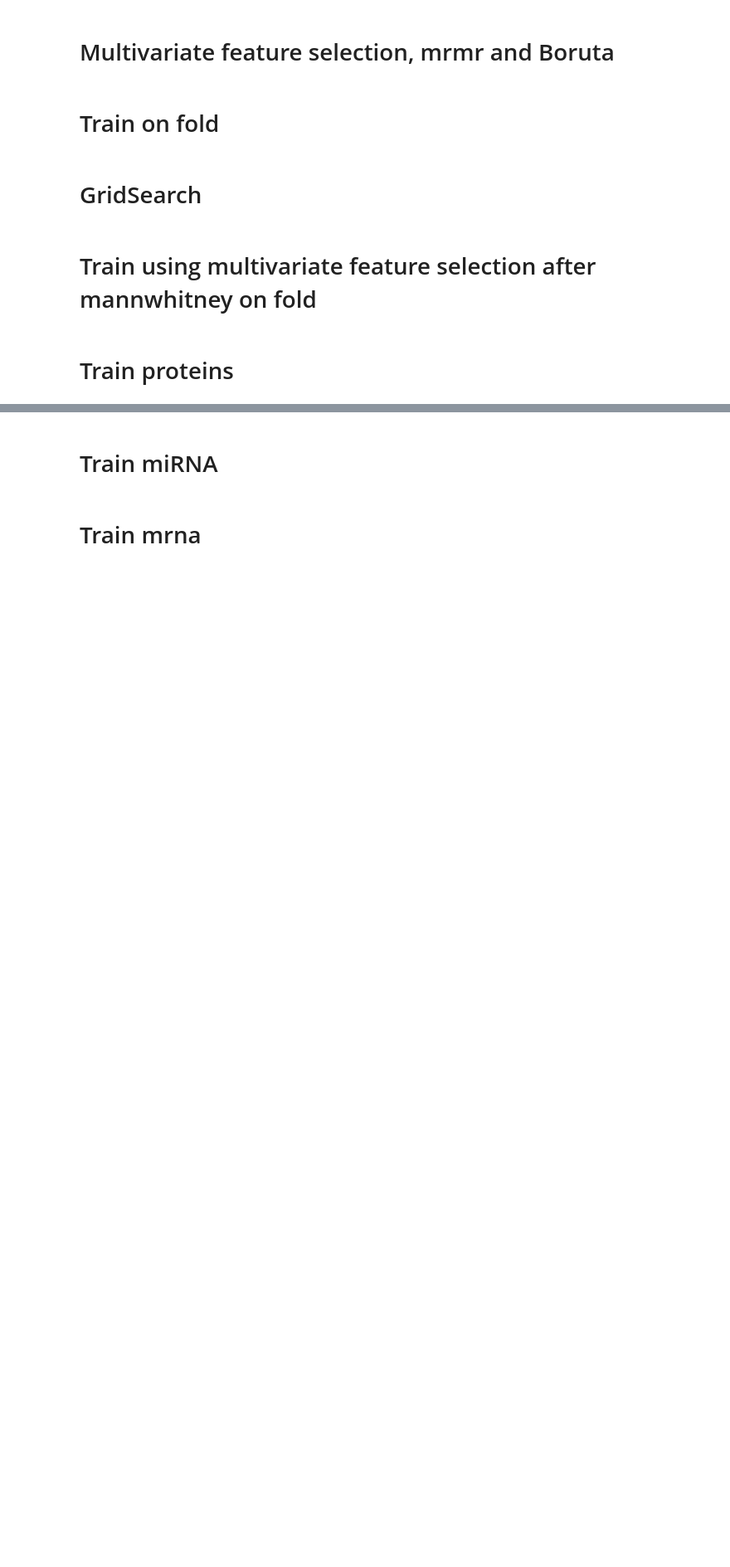
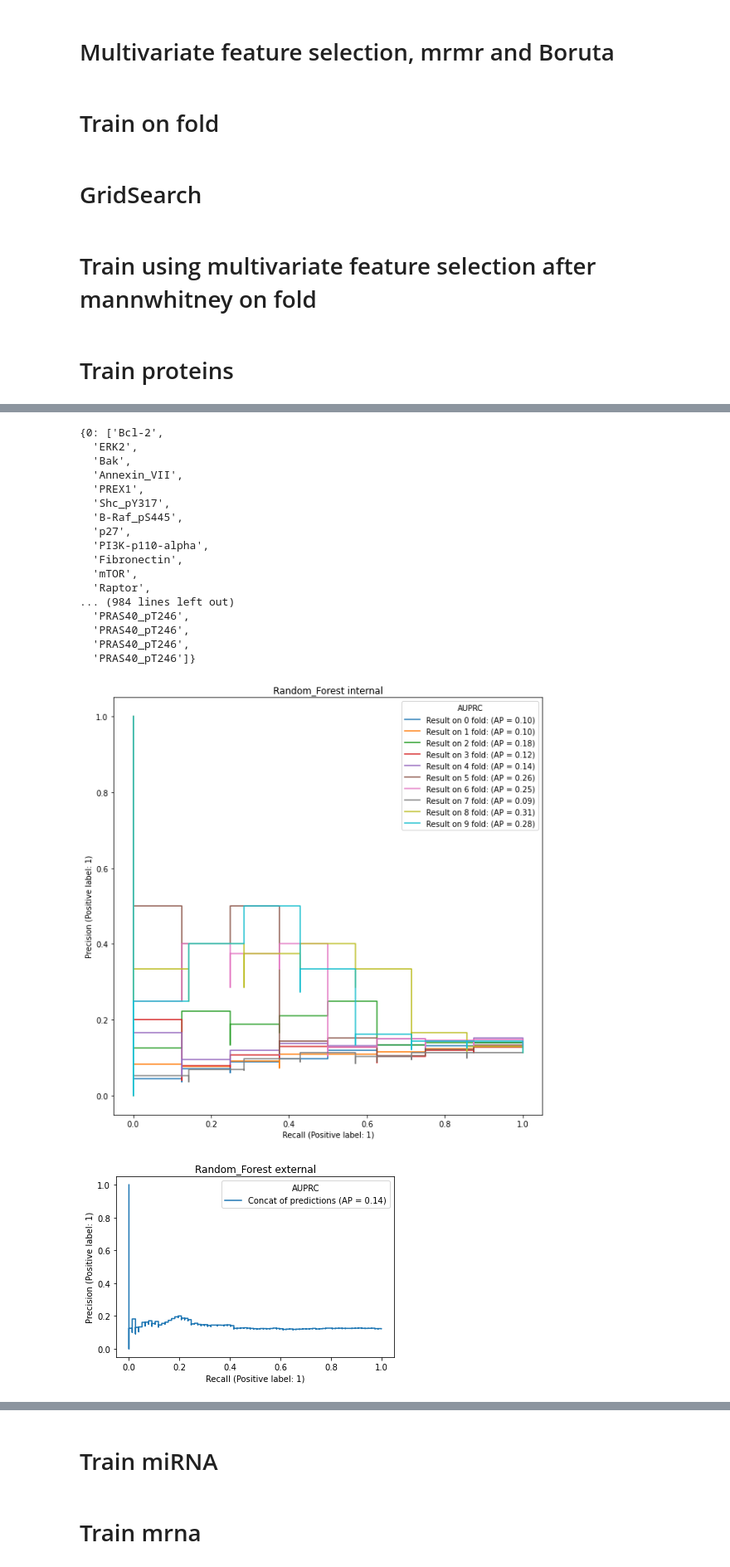
Before and after one commit to aleberans/Analisi-dati-multi-omici-per-la-predizione-della-prognosi-di-pazienti-oncologici, a Jupyter notebook: Experiments_using_R_Function_mannwhtiney_and_multivariate_feature_selection.ipynb, the cells around one changed output, grey strips where cells are left out. Shown at 83% size. Cells and saved outputs as stored; diff of their text form; code cells hidden in the pictures; blank space fills up the shorter version.

```diff
--- a/Experiments_using_R_Function_mannwhtiney_and_multivariate_feature_selection.ipynb
+++ b/Experiments_using_R_Function_mannwhtiney_and_multivariate_feature_selection.ipynb
@@ -498,6 +489,8 @@ list_selected_feature_proteins = train_using_mann_whitney(df_proteins_removed, l
 # %%
+!mkdir 'Result/Experiments_using_R_Function_mannwhtiney_and_multivariate_feature_selection_on_fold/r_function_with_mannwhitney_mrmr'
 train_using_multivariate(df_proteins_removed, label, list_selected_feature_proteins, 10,
                          'r_function_with_mannwhitney_mrmr/',
-                         'result_new_experiment/',
+                         'Experiments_using_R_Function_mannwhtiney_and_multivariate_feature_selection_on_fold/',
                          'proteins',
                          'mrmr')
+# %% [output]
@@ -504 +548,20 @@ train_using_multivariate(df_proteins_removed, label, list_selected_feature_prote
+{0: ['Bcl-2',
+  'ERK2',
+  'Bak',
+  'Annexin_VII',
+  'PREX1',
+  'Shc_pY317',
+  'B-Raf_pS445',
+  'p27',
+  'PI3K-p110-alpha',
+  'Fibronectin',
+  'mTOR',
+  'Raptor',
+... (984 lines left out)
+  'PRAS40_pT246',
+  'PRAS40_pT246',
+  'PRAS40_pT246',
+  'PRAS40_pT246']}
+[figure, added]
+[figure, added]
 # %%
```
Also changed, not shown: parts of 69 cells of this notebook, 3 other files.
